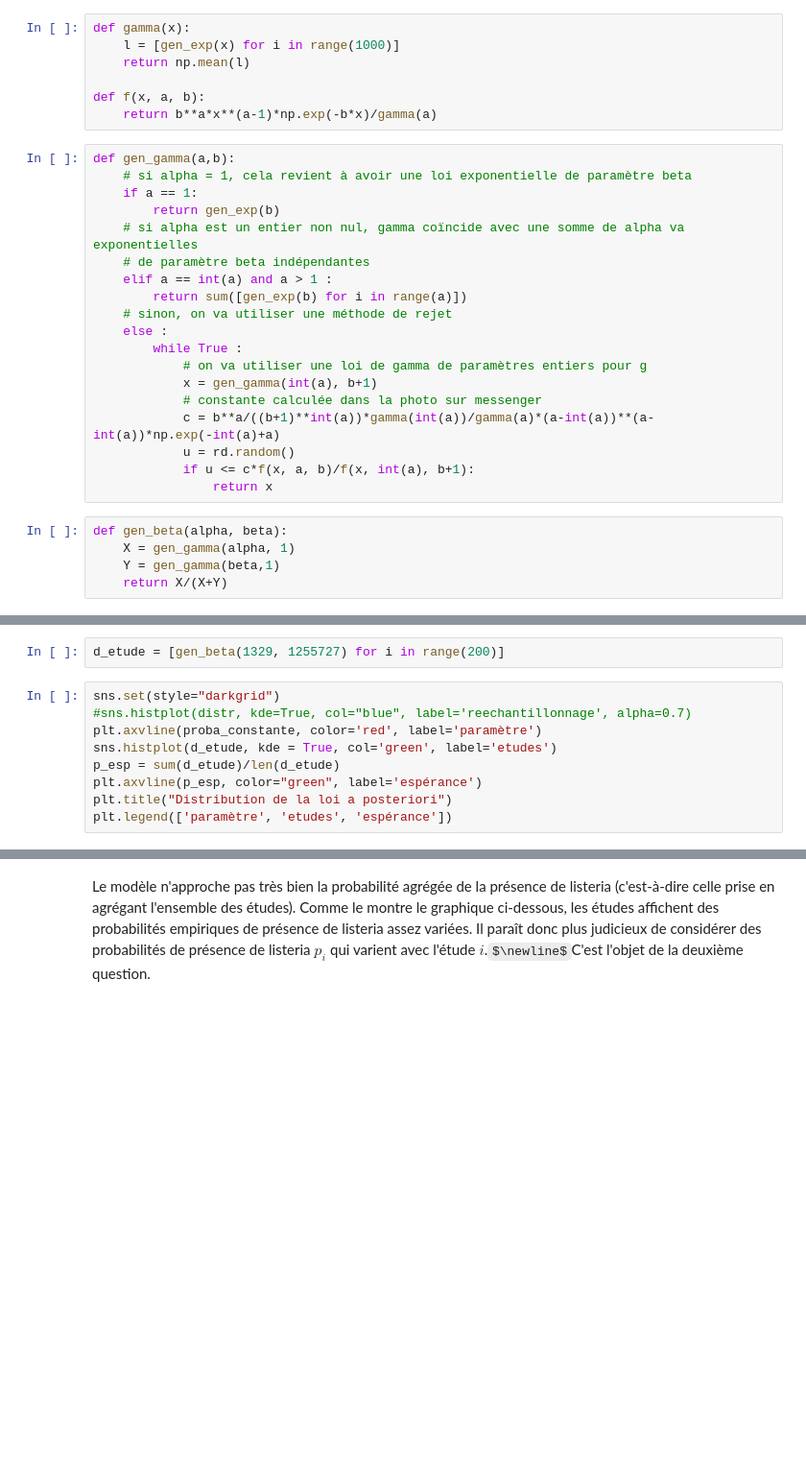
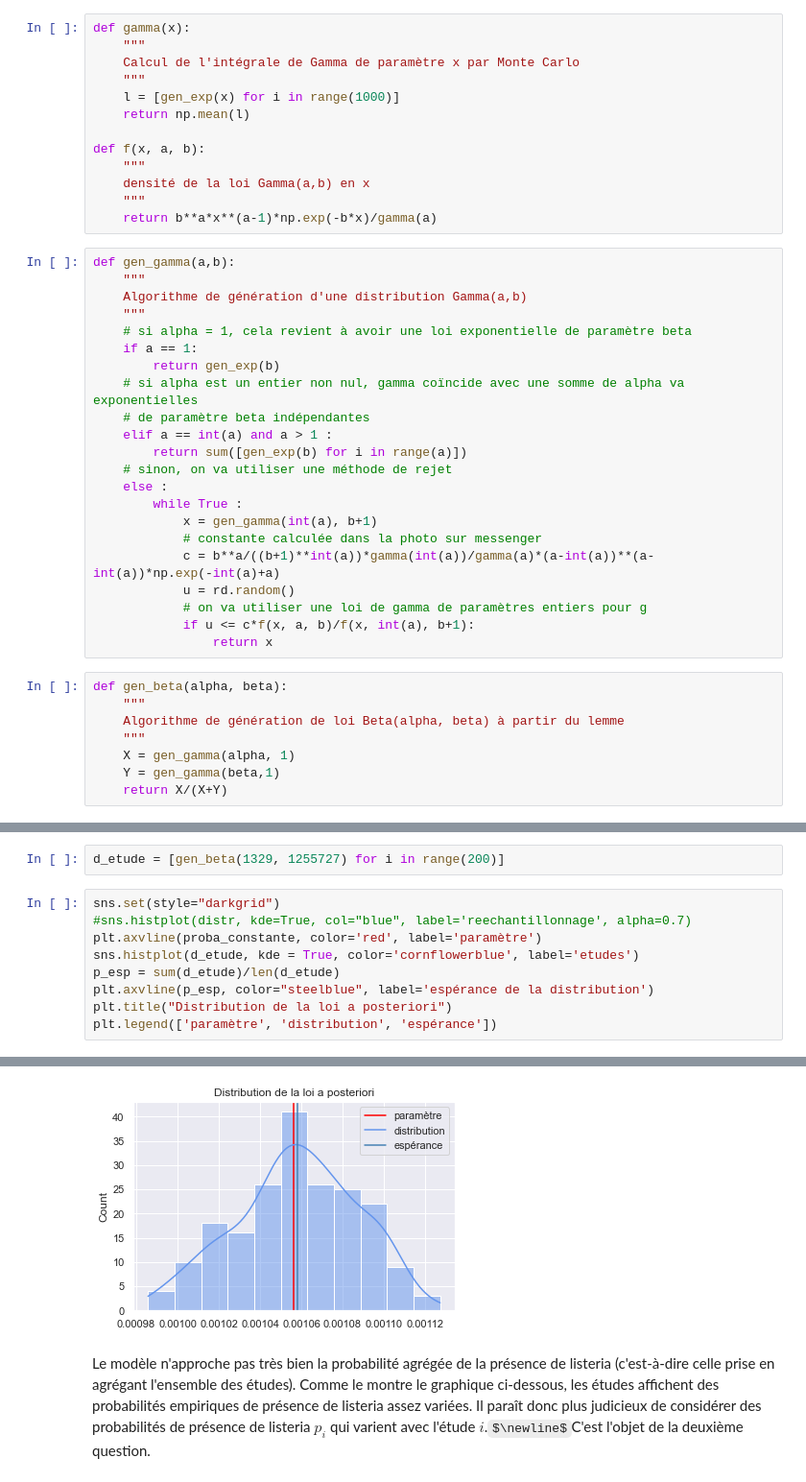
Before and after one commit to erialc-cal/MCM_Listeria_Prevalence, a Jupyter notebook: exploratoire_claire.ipynb, the cells around one changed output, grey strips where cells are left out. Shown: that part at 96% size. Cells and saved outputs as stored; diff of their text form; some formulas as TeX source; blank space fills up the shorter version.

```diff
--- a/exploratoire_claire.ipynb
+++ b/exploratoire_claire.ipynb
@@ -81,12 +82,21 @@ Alors $U = X+Y$ et $V = X/(X+Y)$ sont deux variables independantes distribuees s
 # %%
 def gamma(x):
+    """
+    Calcul de l'intégrale de Gamma de paramètre x par Monte Carlo
+    """
     l = [gen_exp(x) for i in range(1000)]
     return np.mean(l)
 
 def f(x, a, b):
+    """
+    densité de la loi Gamma(a,b) en x
+    """
     return b**a*x**(a-1)*np.exp(-b*x)/gamma(a)
 # %%
 def gen_gamma(a,b):
+    """
+    Algorithme de génération d'une distribution Gamma(a,b)
+    """
     # si alpha = 1, cela revient à avoir une loi exponentielle de paramètre beta
     if a == 1:
         return gen_exp(b)
@@ -97,15 +107,18 @@ def gen_gamma(a,b):
     # sinon, on va utiliser une méthode de rejet
     else :
         while True :
-            # on va utiliser une loi de gamma de paramètres entiers pour g
             x = gen_gamma(int(a), b+1)
             # constante calculée dans la photo sur messenger
             c = b**a/((b+1)**int(a))*gamma(int(a))/gamma(a)*(a-int(a))**(a-int(a))*np.exp(-int(a)+a)
             u = rd.random()
+            # on va utiliser une loi de gamma de paramètres entiers pour g
             if u <= c*f(x, a, b)/f(x, int(a), b+1):
                 return x
 # %%
 def gen_beta(alpha, beta):
+    """
+    Algorithme de génération de loi Beta(alpha, beta) à partir du lemme
+    """
     X = gen_gamma(alpha, 1)
     Y = gen_gamma(beta,1)
     return X/(X+Y)
@@ -146,8 +159,9 @@ d_etude = [gen_beta(1329, 1255727) for i in range(200)]
 sns.set(style="darkgrid")
 #sns.histplot(distr, kde=True, col="blue", label='reechantillonnage', alpha=0.7)
 plt.axvline(proba_constante, color='red', label='paramètre')
-sns.histplot(d_etude, kde = True, col='green', label='etudes')
+sns.histplot(d_etude, kde = True, color='cornflowerblue', label='etudes')
 p_esp = sum(d_etude)/len(d_etude)
-plt.axvline(p_esp, color="green", label='espérance')
+plt.axvline(p_esp, color="steelblue", label='espérance de la distribution')
 plt.title("Distribution de la loi a posteriori")
-plt.legend(['paramètre', 'etudes', 'espérance'])
+plt.legend(['paramètre', 'distribution', 'espérance'])
+# %% [output]
@@ -154,3 +169,4 @@ plt.legend(['paramètre', 'etudes', 'espérance'])
+[figure, added]
 # %% [markdown]
 Le modèle n'approche pas très bien la probabilité agrégée de la présence de listeria (c'est-à-dire celle prise en agrégant l'ensemble des études).
 Comme le montre le graphique ci-dessous, les études affichent des probabilités empiriques de présence de listeria assez variées. Il paraît donc plus judicieux de considérer des probabilités de présence de listeria $p_i$ qui varient avec l'étude $i$.$\newline$C'est l'objet de la deuxième question.
```
Also changed, not shown: parts of 6 cells of this notebook.
